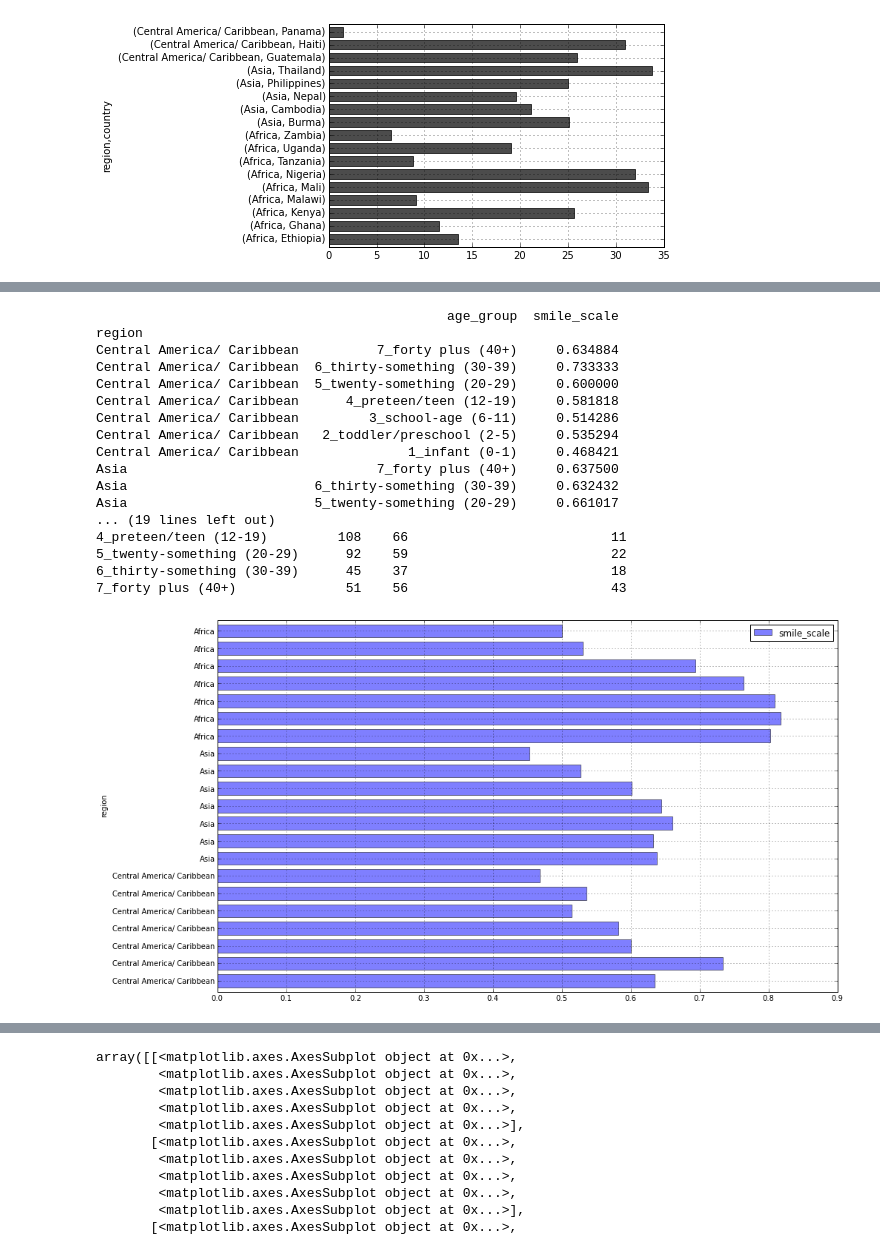
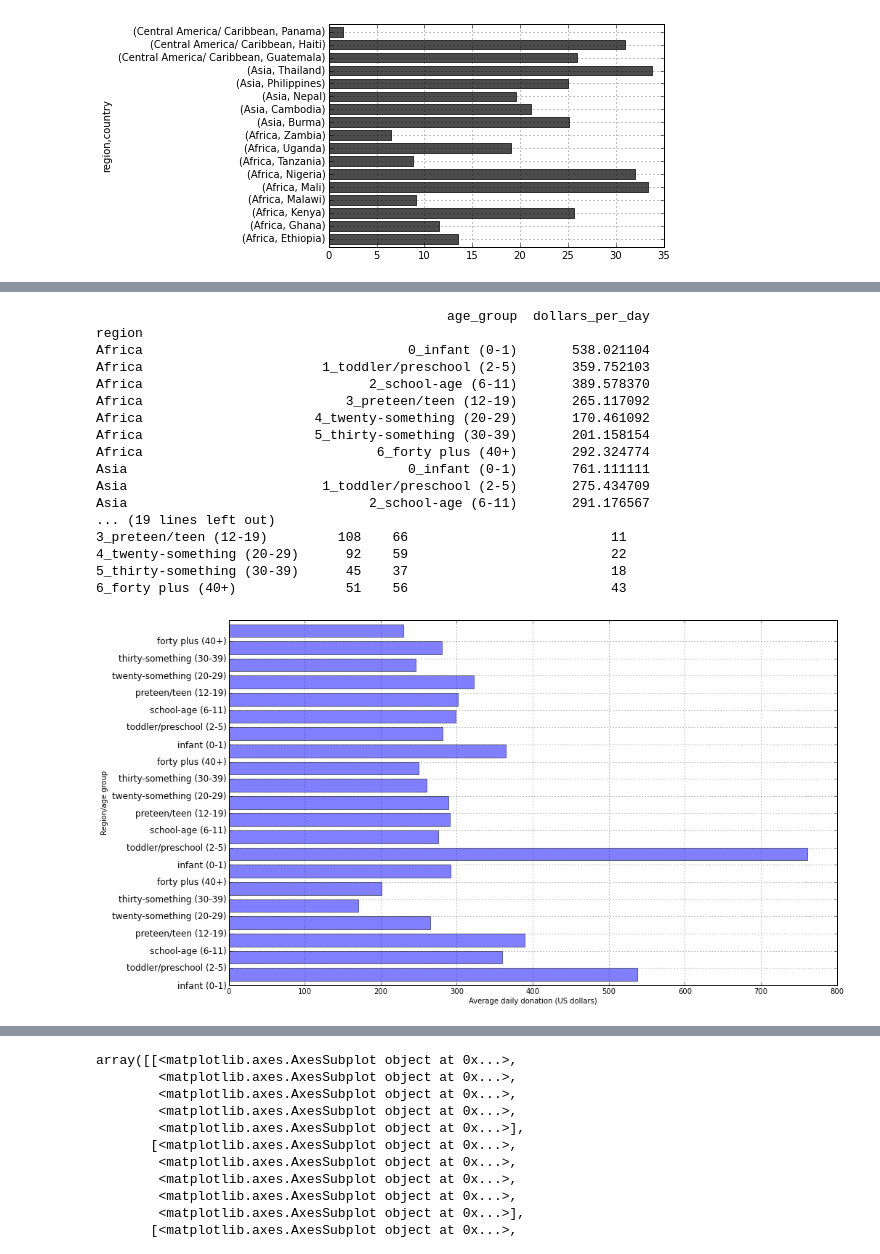
Before and after one commit to cotterman/Astro250_Python-for-Data-Scientists, a Jupyter notebook: Final project-Watsi-cotterman/exper_2way_stats.ipynb, the cells around one changed output, grey strips where cells are left out. Cells and saved outputs as stored; diff of their text form; code cells hidden in the pictures.

```diff
--- a/Final project-Watsi-cotterman/exper_2way_stats.ipynb
+++ b/Final project-Watsi-cotterman/exper_2way_stats.ipynb
@@ -218,52 +310,59 @@ dtype: int64
 # %%
 #(use mydf from above)
-#average smile size by country and age
+#average donation size by country and age
 means = mydf.groupby(['region','age_group']).transform(np.mean)
 mean_by_c = pd.DataFrame(data=means, index=mydf.index)
 #print mean_by_c
 dfnow = pd.DataFrame(data=mydf[['region','age_group']], index=mydf.index)
 toplot = mean_by_c.merge(dfnow, right_index=True, left_index=True)
 
 dedup = toplot.drop_duplicates(['region','age_group'])
-dedup = dedup[['region','smile_scale','age_group']]
+dedup = dedup[['region','dollars_per_day','age_group']]
 dedup = dedup.dropna(axis=0) #had a bunch of NaN rows to get rid of
 #print "dedup here\n" , dedup #good
 #print dedup['region']
 dedup.index = dedup['region']
 #dedup = dedup.drop_duplicates(['region','age_group'])
 #print dedup
 #print type(dedup)
 #print dedup
-dedup = dedup.sort_index(by=['region','age_group'], ascending=False)
-print dedup[['age_group','smile_scale']]
+dedup = dedup.sort_index(by=['region','age_group'], ascending=True)
+print dedup[['age_group','dollars_per_day']]
 #dedup.sort_index?
-dedup.plot(kind='barh', stacked=False, alpha=0.5, figsize=(15,9))
+dedup.plot(kind='barh', stacked=False, alpha=0.5, figsize=(15,9), legend=False)
 #dedup.plot?
 
 #how can I get the age_group labels incorporated into this graph??
 #might need to rearrange data (as in 1way notebook bar graph) so that columns are region,
  #rows are age_group (and is the index), and smile_scale is in cells (from long to wide)
     #(see "reshaping with hierarchical indexing" in manual)
-
+ytick_names1 = ["infant (0-1)","toddler/preschool (2-5)","school-age (6-11)",\
+       "preteen/teen (12-19)","twenty-something (20-29)","thirty-something (30-39)", \
+        "forty plus (40+)"]
+newticks = ytick_names1*3
+plt.yticks(xrange(21), newticks, rotation='horizontal', fontsize=12)
+plt.ylabel("Region/age group")
+plt.xlabel("Average daily donation (US dollars)")
+plt.savefig("03_Donation_by_Age_and_region.pdf")
 print "\nCell sizes (age group, region crosstabulation)\n"
 a_r_counts = pd.crosstab(mydf.age_group, mydf.region)
 print a_r_counts
 # %% [output]
-                                             age_group  smile_scale
+                                             age_group  dollars_per_day
 region
-Central America/ Caribbean          7_forty plus (40+)     0.634884
-Central America/ Caribbean  6_thirty-something (30-39)     0.733333
-Central America/ Caribbean  5_twenty-something (20-29)     0.600000
-Central America/ Caribbean      4_preteen/teen (12-19)     0.581818
-Central America/ Caribbean         3_school-age (6-11)     0.514286
-Central America/ Caribbean   2_toddler/preschool (2-5)     0.535294
-Central America/ Caribbean              1_infant (0-1)     0.468421
-Asia                                7_forty plus (40+)     0.637500
-Asia                        6_thirty-something (30-39)     0.632432
-Asia                        5_twenty-something (20-29)     0.661017
+Africa                                  0_infant (0-1)       538.021104
+Africa                       1_toddler/preschool (2-5)       359.752103
+Africa                             2_school-age (6-11)       389.578370
+Africa                          3_preteen/teen (12-19)       265.117092
+Africa                      4_twenty-something (20-29)       170.461092
+Africa                      5_thirty-something (30-39)       201.158154
+Africa                              6_forty plus (40+)       292.324774
+Asia                                    0_infant (0-1)       761.111111
+Asia                         1_toddler/preschool (2-5)       275.434709
+Asia                               2_school-age (6-11)       291.176567
 ... (19 lines left out)
-4_preteen/teen (12-19)         108    66                          11
-5_twenty-something (20-29)      92    59                          22
-6_thirty-something (30-39)      45    37                          18
-7_forty plus (40+)              51    56                          43
+3_preteen/teen (12-19)         108    66                          11
+4_twenty-something (20-29)      92    59                          22
+5_thirty-something (30-39)      45    37                          18
+6_forty plus (40+)              51    56                          43
-[figure, old version]
+[figure, new version]
```
Also changed, not shown: parts of 9 cells of this notebook, 30 other files.
